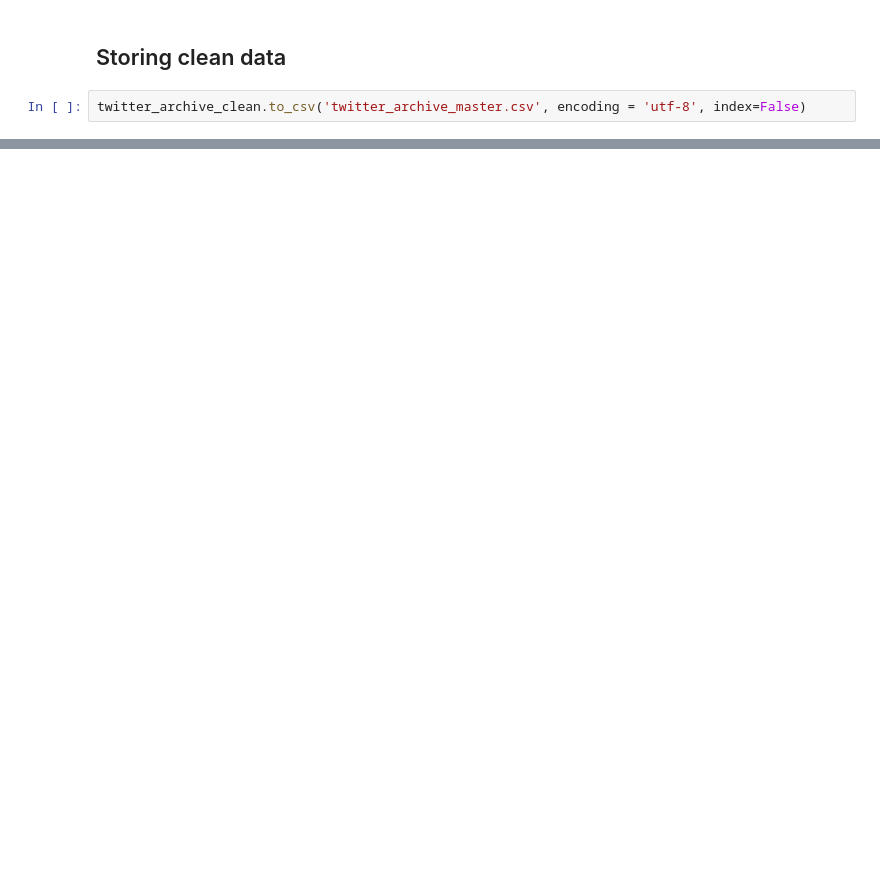
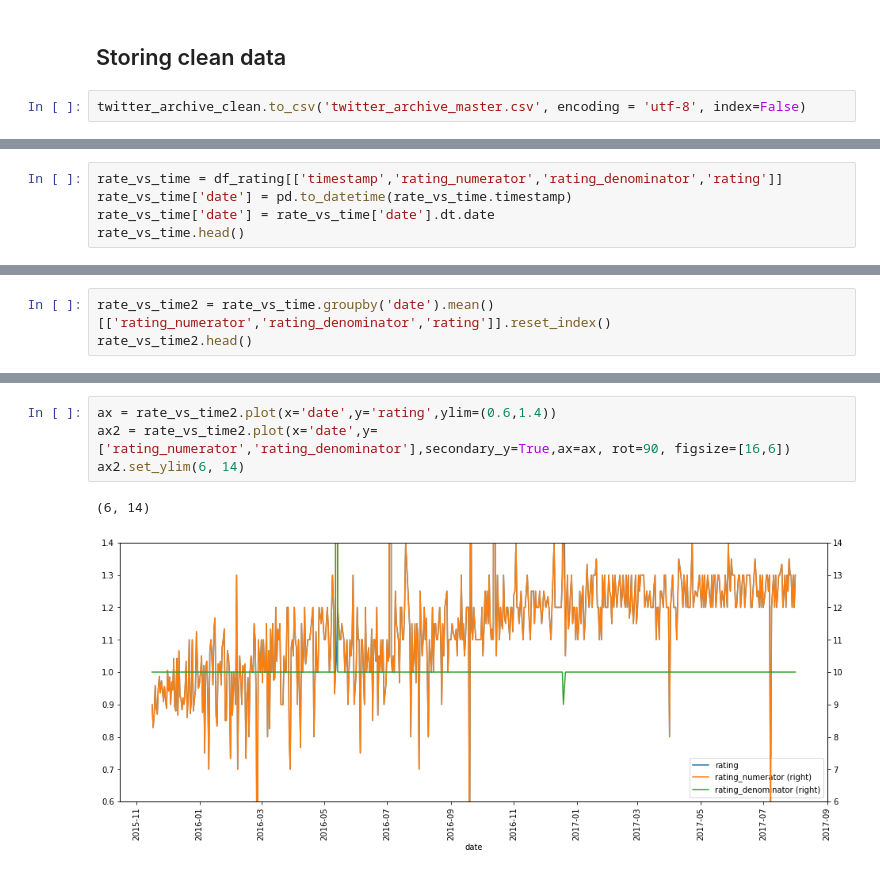
Before and after one commit to olivergarciarg/Wrangle-and-Analyze-Data, a Jupyter notebook: wrangle_act.ipynb, the cells around one changed output, grey strips where cells are left out. Saved outputs shown, nothing was run; the diff lists cells and outputs as text; blank space fills up the shorter version.

```diff
--- a/wrangle_act.ipynb
+++ b/wrangle_act.ipynb
@@ -626,0 +825,5 @@ twitter_archive_clean.to_csv('twitter_archive_master.csv', encoding = 'utf-8', i
+# %%
+rate_vs_time = df_rating[['timestamp','rating_numerator','rating_denominator','rating']]
+rate_vs_time['date'] = pd.to_datetime(rate_vs_time.timestamp)
+rate_vs_time['date'] = rate_vs_time['date'].dt.date
+rate_vs_time.head()
@@ -626,0 +847,3 @@ twitter_archive_clean.to_csv('twitter_archive_master.csv', encoding = 'utf-8', i
+# %%
+rate_vs_time2 = rate_vs_time.groupby('date').mean()[['rating_numerator','rating_denominator','rating']].reset_index()
+rate_vs_time2.head()
@@ -626,0 +857,7 @@ twitter_archive_clean.to_csv('twitter_archive_master.csv', encoding = 'utf-8', i
+# %%
+ax = rate_vs_time2.plot(x='date',y='rating',ylim=(0.6,1.4))
+ax2 = rate_vs_time2.plot(x='date',y=['rating_numerator','rating_denominator'],secondary_y=True,ax=ax, rot=90, figsize=[16,6])
+ax2.set_ylim(6, 14)
+# %% [output]
+(6, 14)
+[figure, added]
```
Also changed, not shown: parts of 52 cells of this notebook, 4 other files.
